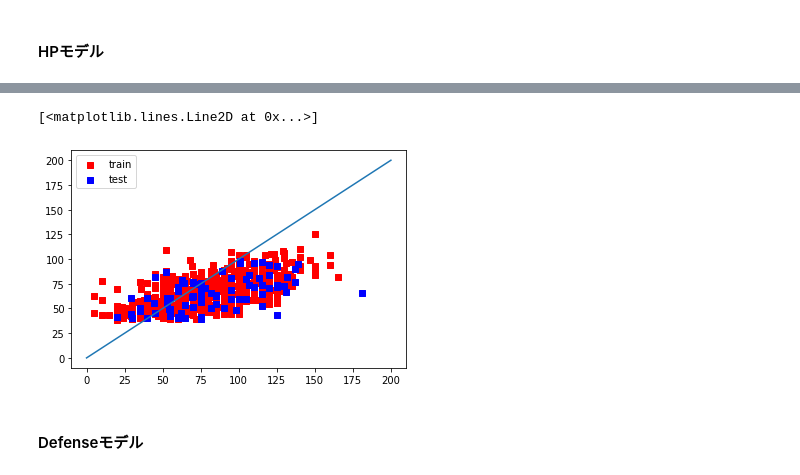
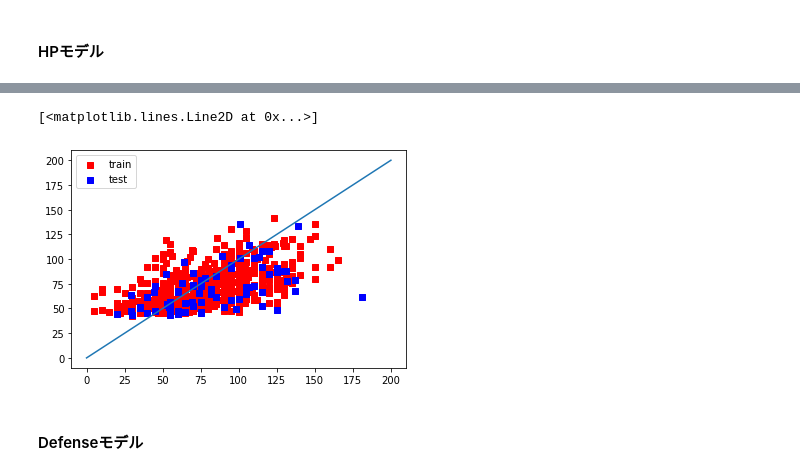
Before and after one commit to have-not/pokemon-dataset, a Jupyter notebook: predict_stats_cnn.ipynb, the cells around one changed output, grey strips where cells are left out. Drawn from its saved outputs; the diff is of its cells as text; code cells hidden in the pictures.

```diff
--- a/predict_stats_cnn.ipynb
+++ b/predict_stats_cnn.ipynb
@@ -328,9 +361,9 @@ from keras.preprocessing import image as keras_image
 from keras.preprocessing.image import ImageDataGenerator
 # %%
 datagen = ImageDataGenerator(
-           rotation_range=20,
-           width_shift_range=0.05,
-           height_shift_range=0.05,
+           rotation_range=10,
+           width_shift_range=0,
+           height_shift_range=0,
            shear_range=0,
            zoom_range=0,
            horizontal_flip=False,
@@ -445,5 +517,7 @@ plt.plot([0,250],[0,250])
 # %%
-model_atack = model(X_train.shape[1:4], 1)
-history = model_atack.fit_generator(datagen.flow(X_train, y_a_train, batch_size=32),
+model_attack = load_model('model_ft.h5', compile=True)
+history = model_attack.fit_generator(datagen.flow(X_train, y_a_train, batch_size=32),
                     steps_per_epoch=len(y_a_train) / 32, epochs=200,
                     validation_data=(X_test, y_a_test), callbacks=[early_stop])
+
+model_attack.save('model_attack.h5', include_optimizer=False)
@@ -452,14 +542,14 @@ model_atack.save('model_atack.h5', include_optimizer=False)
 # %%
-y_pred_train = model_atack.predict(X_train)
-y_pred_test = model_atack.predict(X_test)
+y_pred_train = model_attack.predict(X_train)
+y_pred_test = model_attack.predict(X_test)
 
 plt.scatter(y_a_train, y_pred_train, c='r', marker='s',label="train")
 plt.scatter(y_a_test, y_pred_test, c='b', marker='s',label="test")
 plt.legend()
 plt.plot([0,200],[0,200])
 # %% [output]
 [<matplotlib.lines.Line2D at 0x...>]
-[figure, old version]
+[figure, new version]
 # %% [markdown]
 #### Defenseモデル
 # %%
```
Also changed, not shown: parts of 36 cells of this notebook.
